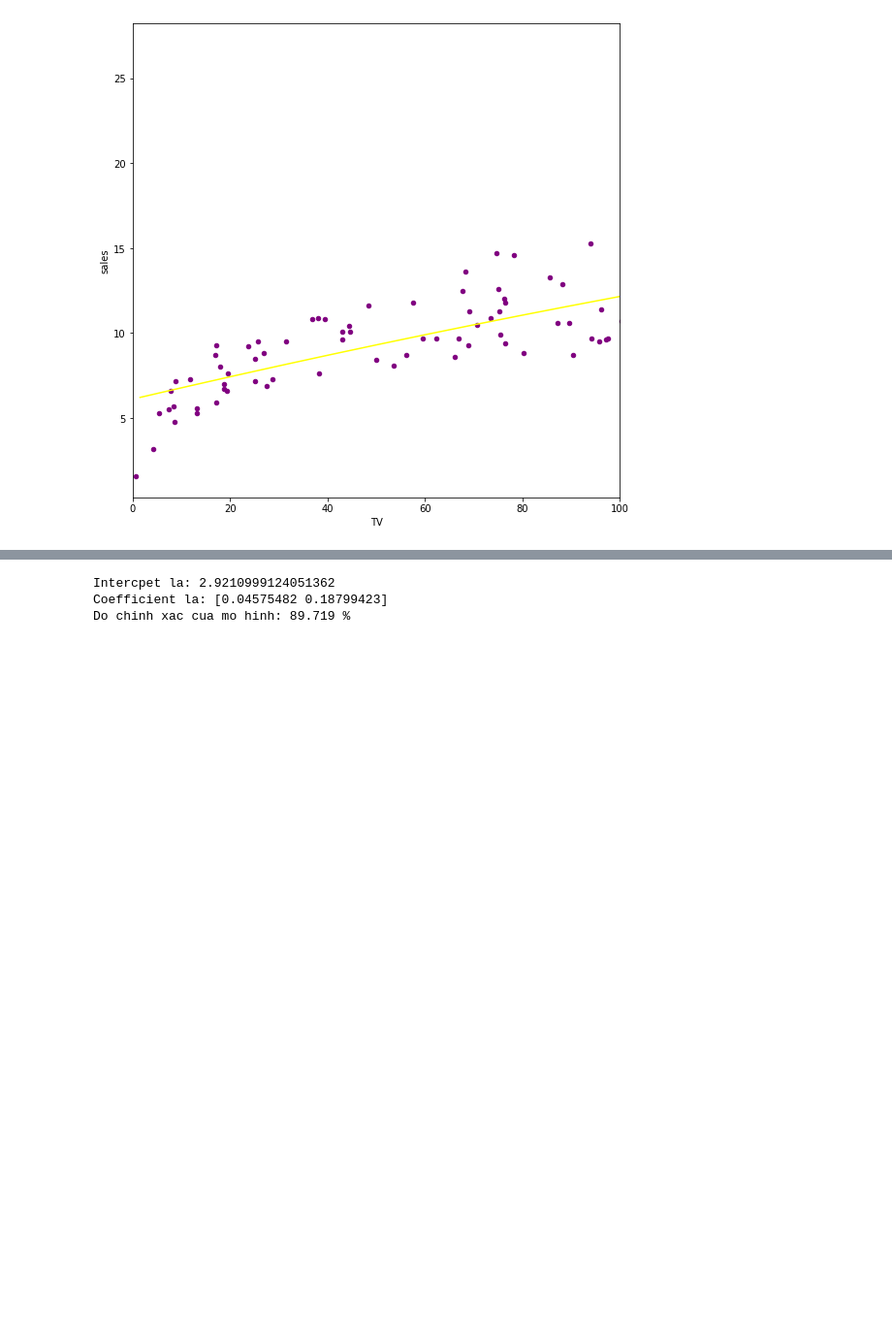
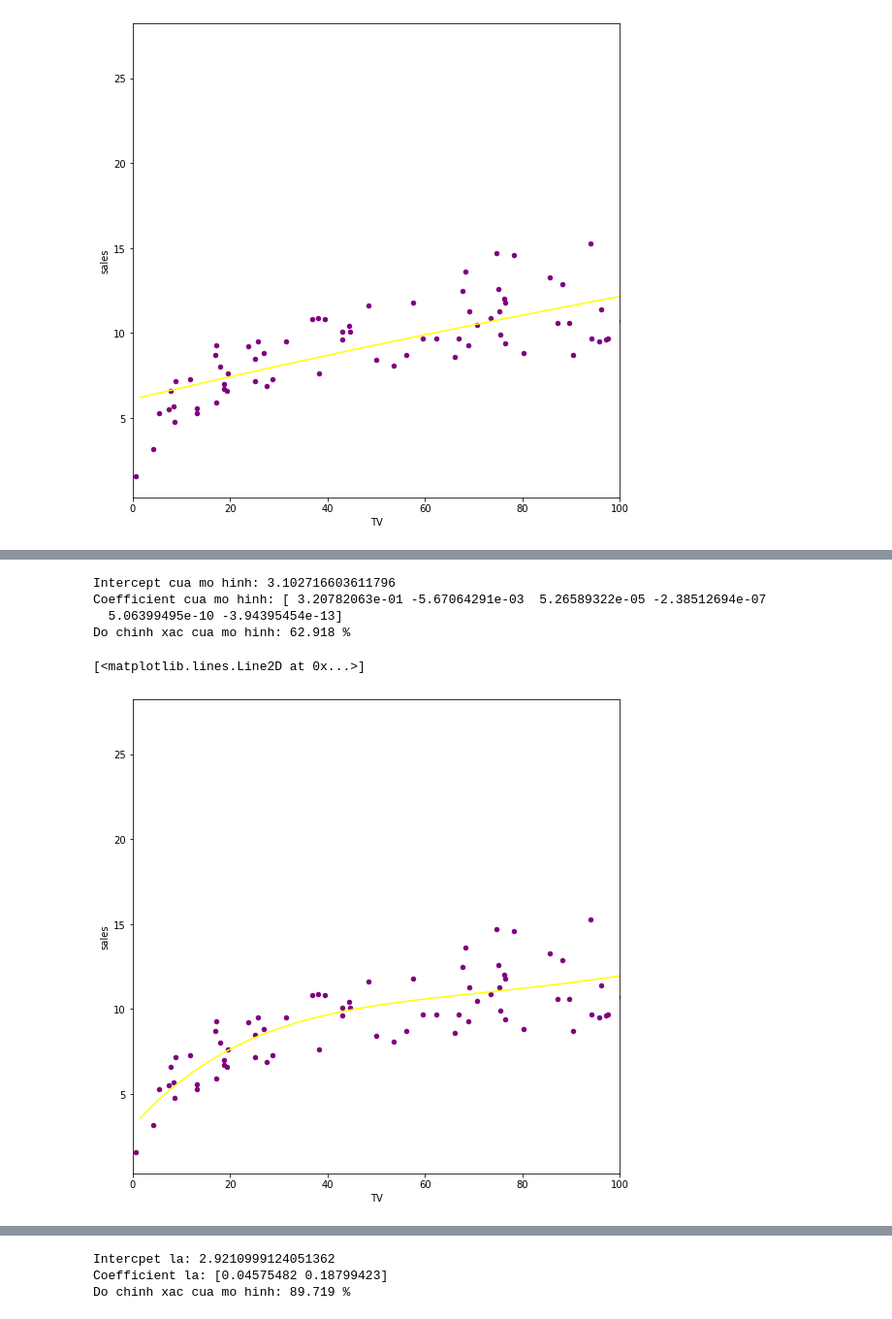
Before and after one commit to TranPhamTrungHy/AI-ST7-1234, a Jupyter notebook: AI_ST7_W7_Advertising.ipynb, the cells around one changed output, grey strips where cells are left out. Shown at 97% size. Saved outputs shown, nothing was run; the diff lists cells and outputs as text; code cells hidden in the pictures; blank space fills up the shorter version.

```diff
--- a/AI_ST7_W7_Advertising.ipynb
+++ b/AI_ST7_W7_Advertising.ipynb
@@ -108,0 +147,21 @@ plt.plot(range,y_pred,color='pink')
+# %%
+model = linear_model.LinearRegression()
+X = pd.DataFrame([data['TV'],data['TV']**2,data['TV']**3,data['TV']**4,data['TV']**5,data['TV']**6]).T
+model.fit(X, y=data['sales'])
+print('Intercept cua mo hinh:', model.intercept_)
+print('Coefficient cua mo hinh:',model.coef_)
+print('Do chinh xac cua mo hinh:',round((model.score(X, y=data['sales']))*100,3),'%')
+
+import numpy as np
+range = np.arange(1.5,100.1,0.1)
+X_range = pd.DataFrame([range, range**2,range**3,range**4,range**5,range**6]).T
+y_pred = model.predict(X=X_range)
+data.plot(kind ='scatter',x='TV',y='sales',figsize = (9,9),color='purple',xlim=(0,100))
+plt.plot(range,y_pred,color='yellow')
+# %% [output]
+Intercept cua mo hinh: 3.102716603611796
+Coefficient cua mo hinh: [ 3.20782063e-01 -5.67064291e-03  5.26589322e-05 -2.38512694e-07
+  5.06399495e-10 -3.94395454e-13]
+Do chinh xac cua mo hinh: 62.918 %
+[<matplotlib.lines.Line2D at 0x...>]
+[figure, added]
```
Also changed, not shown: parts of 6 cells of this notebook.
